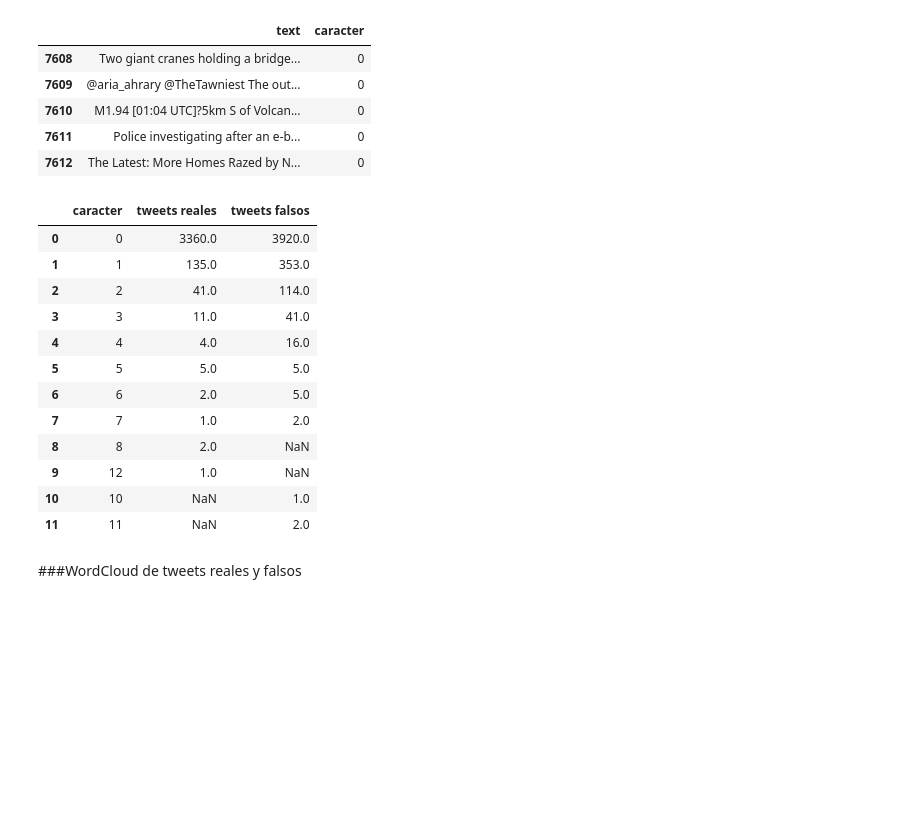
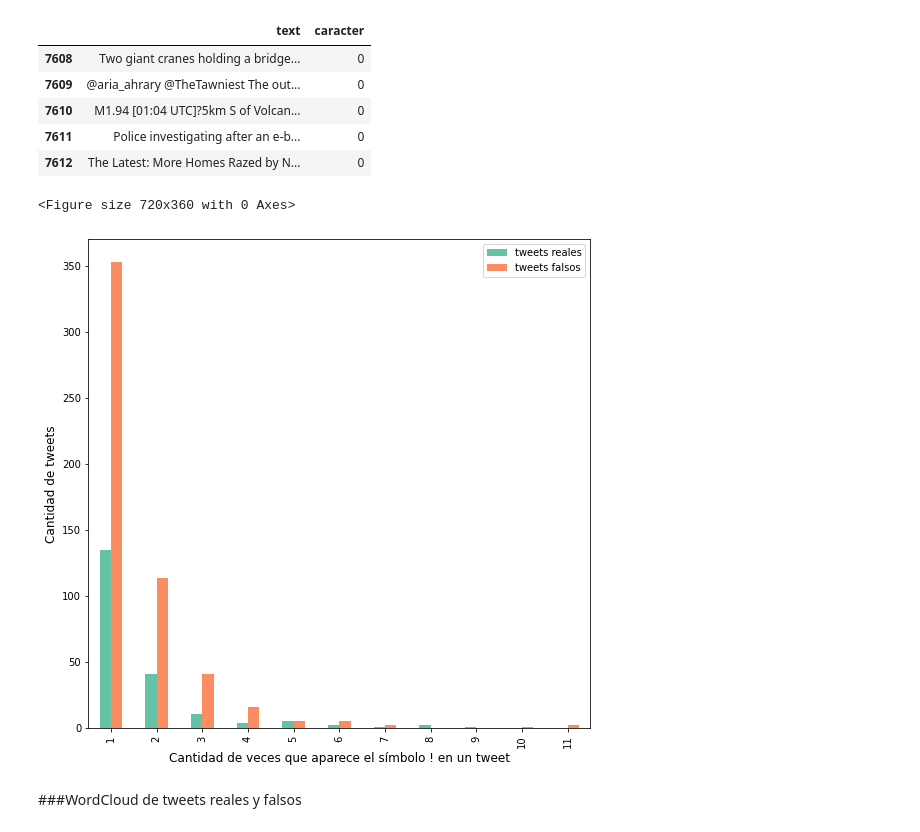
Before and after one commit to grettynazario/TP1-orgaDatos, a Jupyter notebook: TP1.ipynb, the cells around one changed output. Drawn from its saved outputs; the diff is of its cells as text; code cells hidden in the pictures; blank space fills up the shorter version.

```diff
--- a/TP1.ipynb
+++ b/TP1.ipynb
@@ -254,22 +248,21 @@ df_caracteres_texts = pd.merge(df_caracteres_texts, tweets, how='inner')
 df_caracteres_falso = df_caracteres_texts[df_caracteres_texts.target == 0]
 df_caracteres_falso = df_caracteres_falso.groupby('caracter').agg({'target':'count'}).reset_index()
 df_caracteres_falso.rename(columns={'target':'tweets falsos'}, inplace=True)
-# %%
-pd.merge(df_caracteres_real, df_caracteres_falso, how='outer', on = 'caracter')
-# %% [output]
-|  | caracter | tweets reales | tweets falsos |
-| 0 | 0 | 3360.0 | 3920.0 |
-| 1 | 1 | 135.0 | 353.0 |
-| 2 | 2 | 41.0 | 114.0 |
-| 3 | 3 | 11.0 | 41.0 |
-| 4 | 4 | 4.0 | 16.0 |
-| 5 | 5 | 5.0 | 5.0 |
-| 6 | 6 | 2.0 | 5.0 |
-| 7 | 7 | 1.0 | 2.0 |
-| 8 | 8 | 2.0 | NaN |
-| 9 | 12 | 1.0 | NaN |
-| 10 | 10 | NaN | 1.0 |
-| 11 | 11 | NaN | 2.0 |
+# %%
+#Merge
+signo_admiracion_count = pd.merge(df_caracteres_real, df_caracteres_falso, how='outer', on = 'caracter')
+
+signo_admiracion_count = signo_admiracion_count.drop([0], axis=0)
+del signo_admiracion_count['caracter']
+
+plt.figure(figsize=(10,5))
+signo_admiracion_count.plot(kind= 'bar',figsize=(9,9))
+plt.xlabel('Cantidad de veces que aparece el símbolo ! en un tweet', fontsize=12)
+plt.ylabel('Cantidad de tweets', fontsize=12)
+plt.show()
+# %% [output]
+<Figure size 720x360 with 0 Axes>
+[figure, added]
 # %% [markdown]
 ###WordCloud de tweets reales y falsos
 # %%
```
Also changed, not shown: parts of 6 cells of this notebook.
